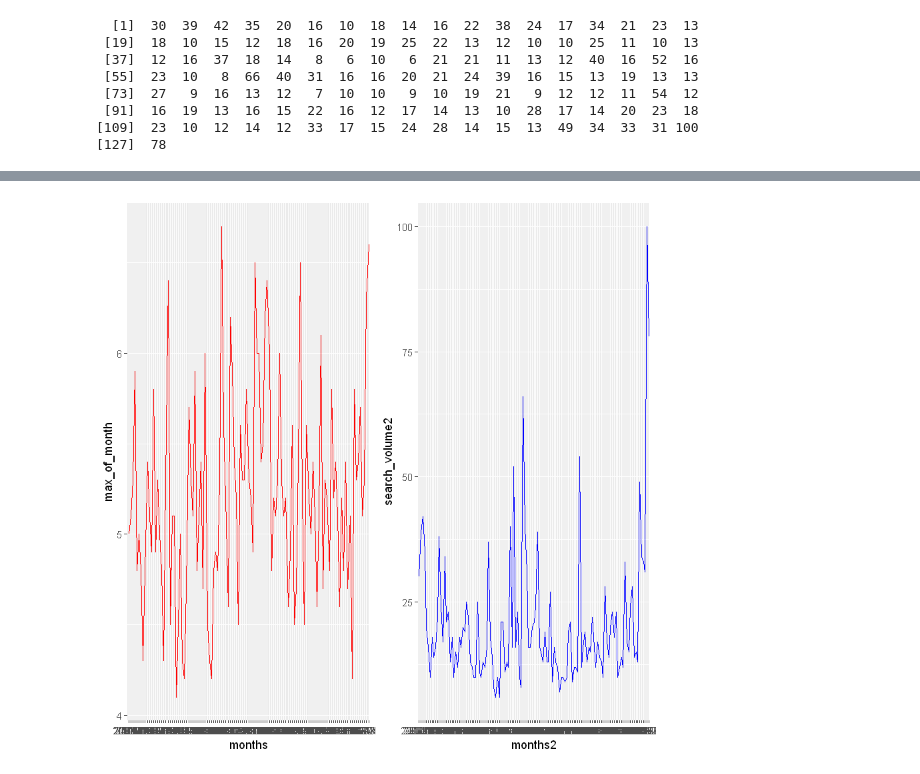
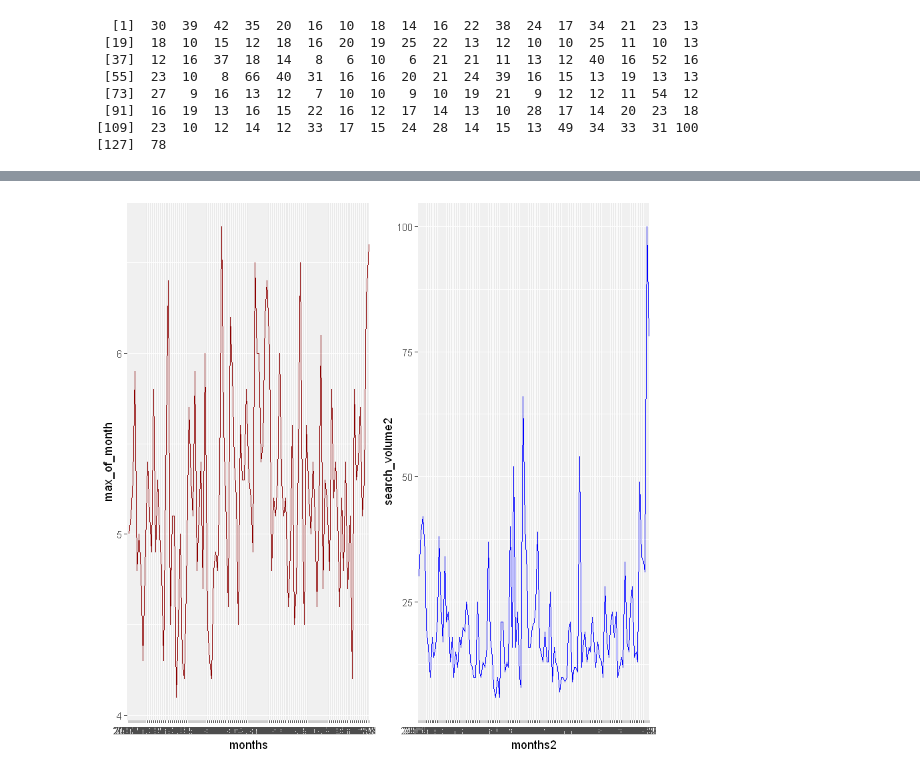
Before and after one commit to BU-IE-360/fall20-goktugacik, a Jupyter notebook: files/hw1/goktugacik-hw1.ipynb, the cells around one changed output, grey strips where cells are left out. Cells and saved outputs as stored; diff of their text form; code cells hidden in the pictures.

```diff
--- a/files/hw1/goktugacik-hw1.ipynb
+++ b/files/hw1/goktugacik-hw1.ipynb
@@ -256,8 +296,8 @@ search_volume2
 # %%
-plot1 <- ggplot() + geom_line(aes(x=months,y=max_of_month, group=1),color='red')
+plot1 <- ggplot() + geom_line(aes(x=months,y=max_of_month, group=1),color='darkred')
 plot2 <-  ggplot() +  geom_line( aes(x=months2,y=search_volume2, group=1),color='blue')
 grid.arrange(plot1, plot2, nrow = 1)
 # %% [output]
-[figure, old version]
+[figure, new version]
 # %%
 
```
Also changed, not shown: parts of 19 cells of this notebook, 4 other files.
